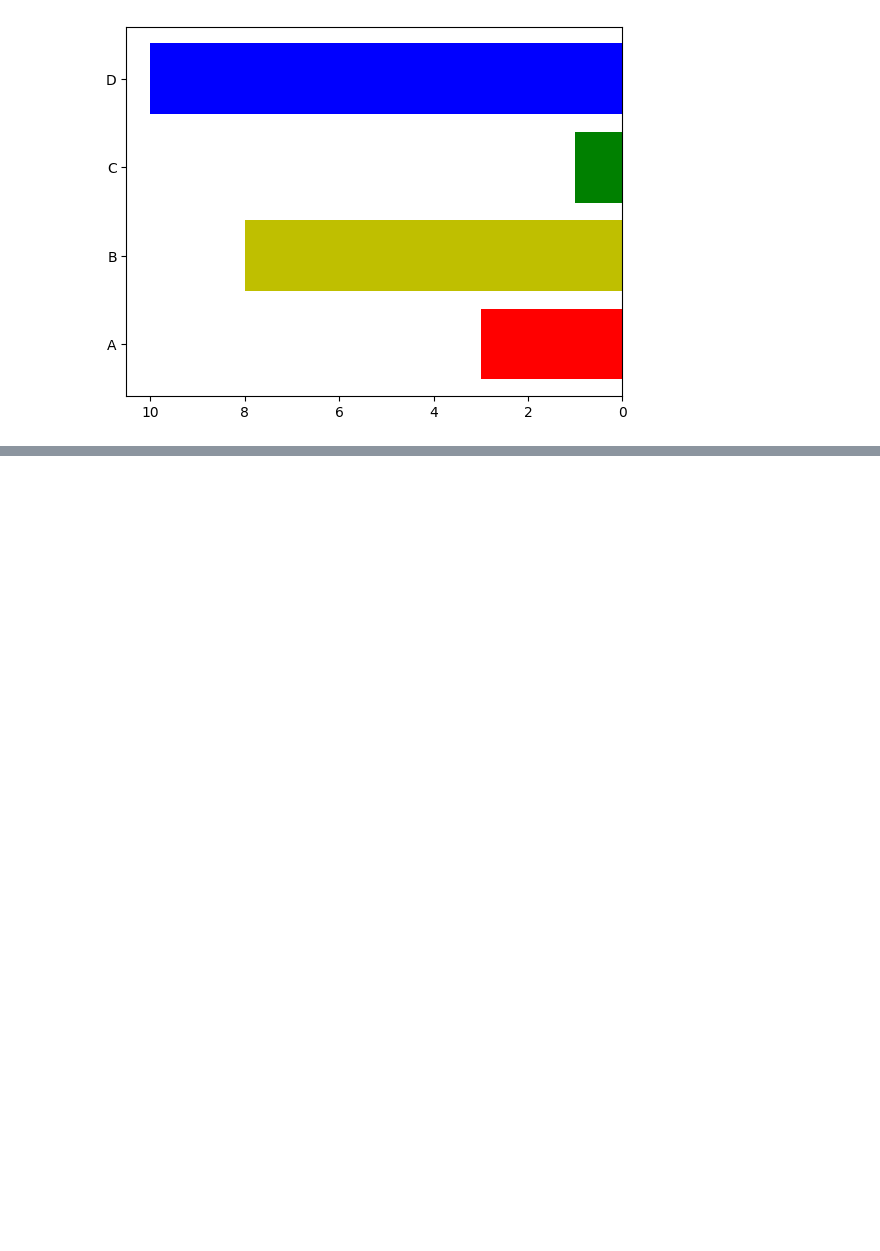
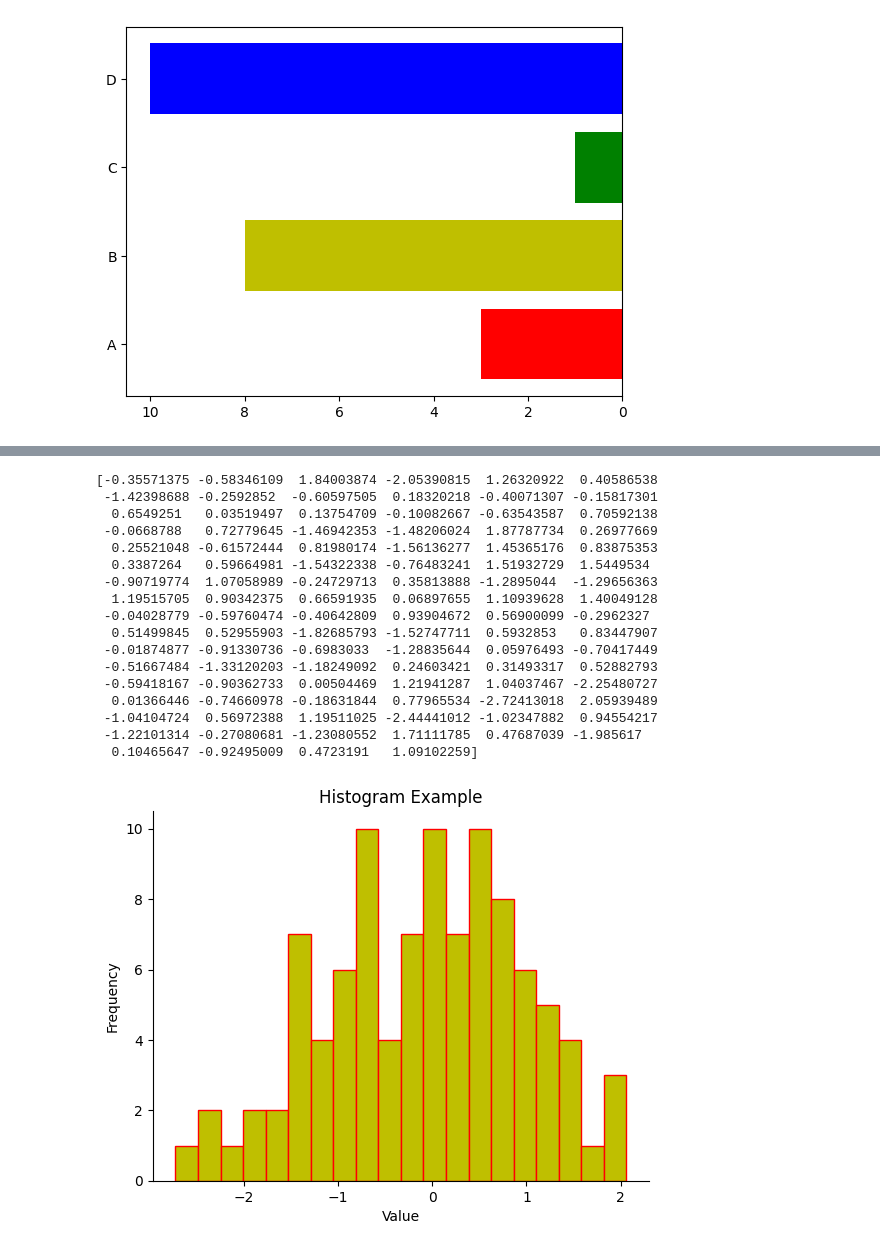
Before and after one commit to AbilashSP10/Python_Learning, a Jupyter notebook: MathPlotLib/Mathplotlib.ipynb, the cells around one changed output, grey strips where cells are left out. Saved outputs shown, nothing was run; the diff lists cells and outputs as text; code cells hidden in the pictures; blank space fills up the shorter version.

```diff
--- a/MathPlotLib/Mathplotlib.ipynb
+++ b/MathPlotLib/Mathplotlib.ipynb
@@ -428,0 +466,46 @@ plt.show()
+# %%
+import matplotlib.pyplot as plt
+import numpy as np
+
+#Generate random data
+
+data = np.random.randn(100) # 1000 values from a normal distribution
+print(data)
+
+#create histogram
+plt.hist(data, bins=20, color='y', edgecolor='r')
+
+#Labels and title
+
+plt.xlabel("Value")
+plt.ylabel("Frequency")
+plt.title("Histogram Example")
+
+#Remove Spines
+
+ax = plt.gca()
+
+ax.spines['top'].set_visible(False)
+ax.spines['right'].set_visible(False)
+
+#Show the plot
+plt.show()
+# %% [output]
+[-0.35571375 -0.58346109  1.84003874 -2.05390815  1.26320922  0.40586538
+ -1.42398688 -0.2592852  -0.60597505  0.18320218 -0.40071307 -0.15817301
+  0.6549251   0.03519497  0.13754709 -0.10082667 -0.63543587  0.70592138
+ -0.0668788   0.72779645 -1.46942353 -1.48206024  1.87787734  0.26977669
+  0.25521048 -0.61572444  0.81980174 -1.56136277  1.45365176  0.83875353
+  0.3387264   0.59664981 -1.54322338 -0.76483241  1.51932729  1.5449534
+ -0.90719774  1.07058989 -0.24729713  0.35813888 -1.2895044  -1.29656363
+  1.19515705  0.90342375  0.66591935  0.06897655  1.10939628  1.40049128
+ -0.04028779 -0.59760474 -0.40642809  0.93904672  0.56900099 -0.2962327
+  0.51499845  0.52955903 -1.82685793 -1.52747711  0.5932853   0.83447907
+ -0.01874877 -0.91330736 -0.6983033  -1.28835644  0.05976493 -0.70417449
+ -0.51667484 -1.33120203 -1.18249092  0.24603421  0.31493317  0.52882793
+ -0.59418167 -0.90362733  0.00504469  1.21941287  1.04037467 -2.25480727
+  0.01366446 -0.74660978 -0.18631844  0.77965534 -2.72413018  2.05939489
+ -1.04104724  0.56972388  1.19511025 -2.44441012 -1.02347882  0.94554217
+ -1.22101314 -0.27080681 -1.23080552  1.71111785  0.47687039 -1.985617
+  0.10465647 -0.92495009  0.4723191   1.09102259]
+[figure, added]
```
Also changed, not shown: parts of 9 cells of this notebook.
